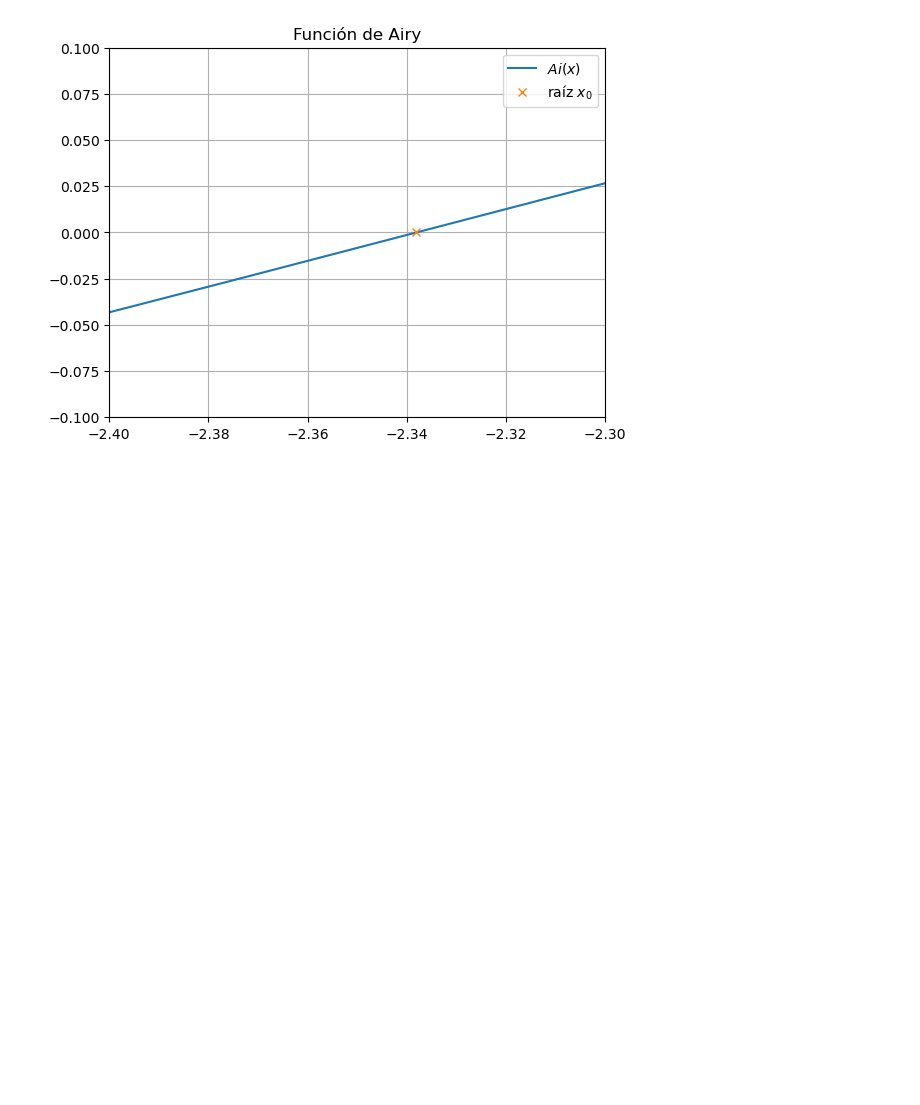
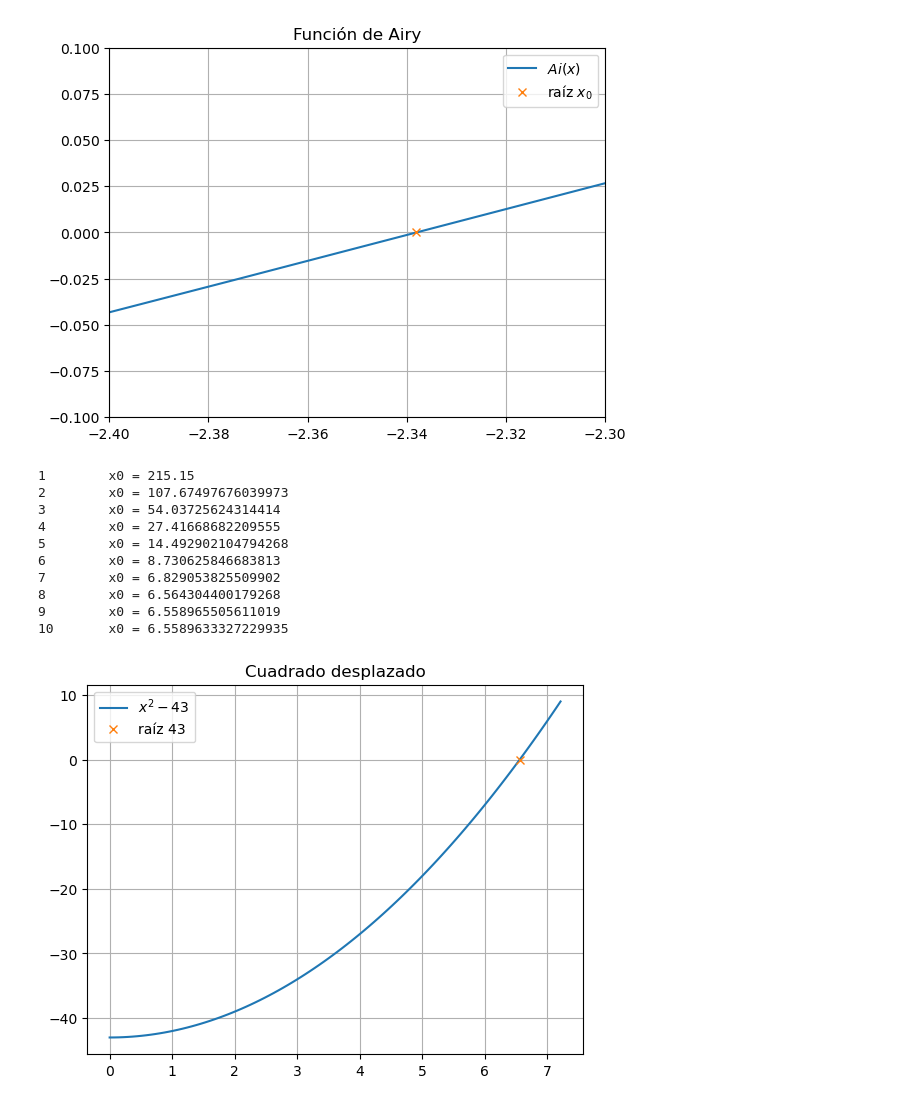
Before and after one commit to tamoaltas/FIS-COMP, a Jupyter notebook: clases/semana_4/clase7-raices_funciones.ipynb, the cells around one changed output. Saved outputs shown, nothing was run; the diff lists cells and outputs as text; code cells hidden in the pictures; blank space fills up the shorter version.

```diff
--- a/clases/semana_4/clase7-raices_funciones.ipynb
+++ b/clases/semana_4/clase7-raices_funciones.ipynb
@@ -53,3 +53,47 @@ plt.grid(),plt.legend()
 plt.show()
 # %% [output]
 [figure]
+# %%
+# Cuadrado desplazado
+def x2_desp(x,b):
+    return x*x - b
+# %%
+def raiz_newton_parabola(b, cifras = 5, x1 = 0.1):
+    err = 10**(-cifras)
+    x_old = x1
+    contador = 0
+    d_raiz = 2*err
+
+    while abs(x2_desp(x_old,b)) >= err or d_raiz >= err:
+
+        x_new = x_old - x2_desp(x_old,b)/(2*x_old)
+        d_raiz = abs(x_new - x_old) # MENTIRA: Se puede quitar el abs porque x_new siempre es menor a x_old
+        x_old = x_new
+
+        contador += 1
+        print(contador, '\t x0 =',x_new)
+
+    return x_new
+# %%
+b = 43.02
+x0 = raiz_newton_parabola(b, 5)
+
+x = np.linspace(0,x0*1.1,100)
+y = cuadrado_desplazado(x, b)
+plt.title('Cuadrado desplazado')
+plt.plot(x,y,label=r"$x^2 - %i$" % b)
+plt.plot(x0,[0],'x',label=r"raíz %i" % b)
+plt.grid(),plt.legend()
+plt.show()
+# %% [output]
+1        x0 = 215.15
+2        x0 = 107.67497676039973
+3        x0 = 54.03725624314414
+4        x0 = 27.41668682209555
+5        x0 = 14.492902104794268
+6        x0 = 8.730625846683813
+7        x0 = 6.829053825509902
+8        x0 = 6.564304400179268
+9        x0 = 6.558965505611019
+10       x0 = 6.5589633327229935
+[figure, added]
```
Also changed, not shown: parts of 1 cell of this notebook, 2 other files.
